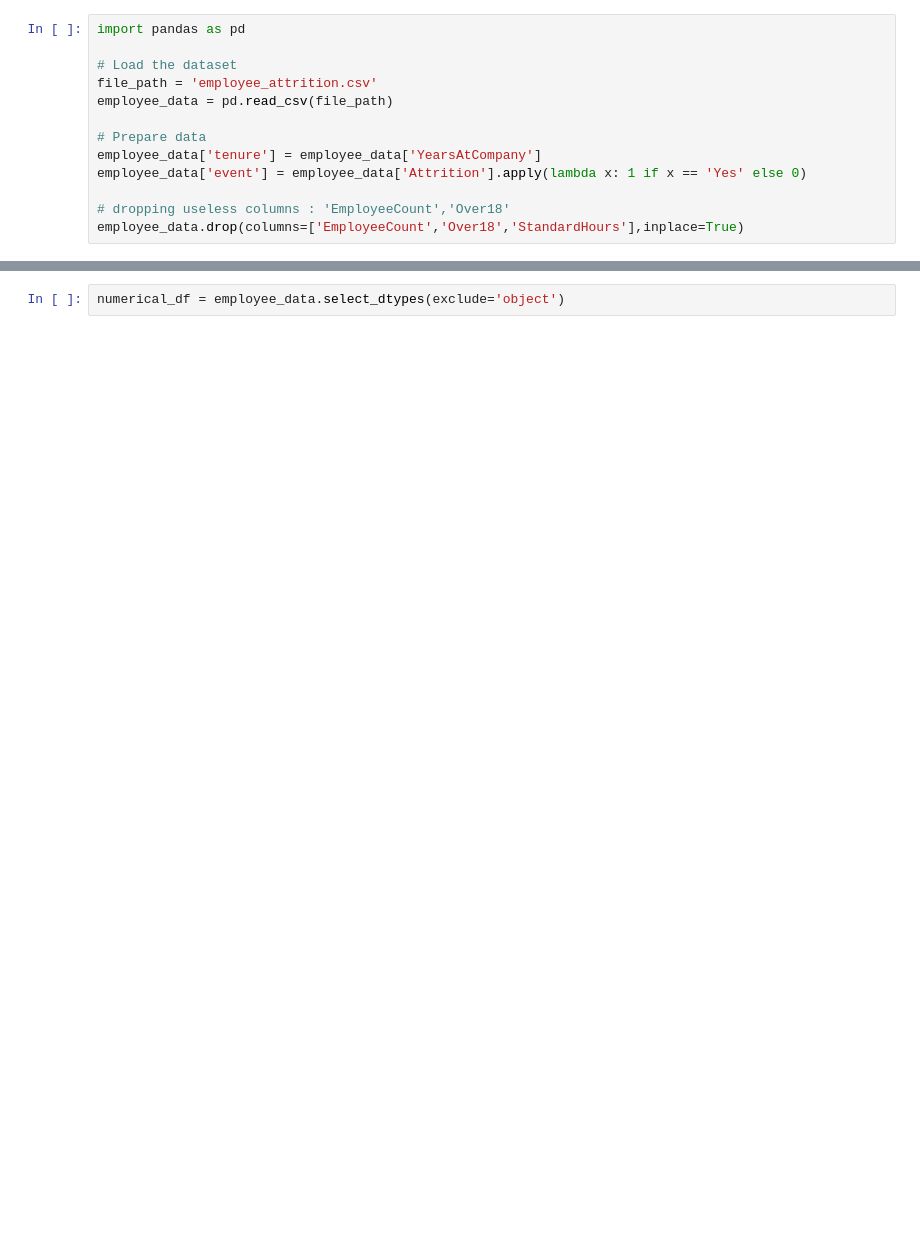
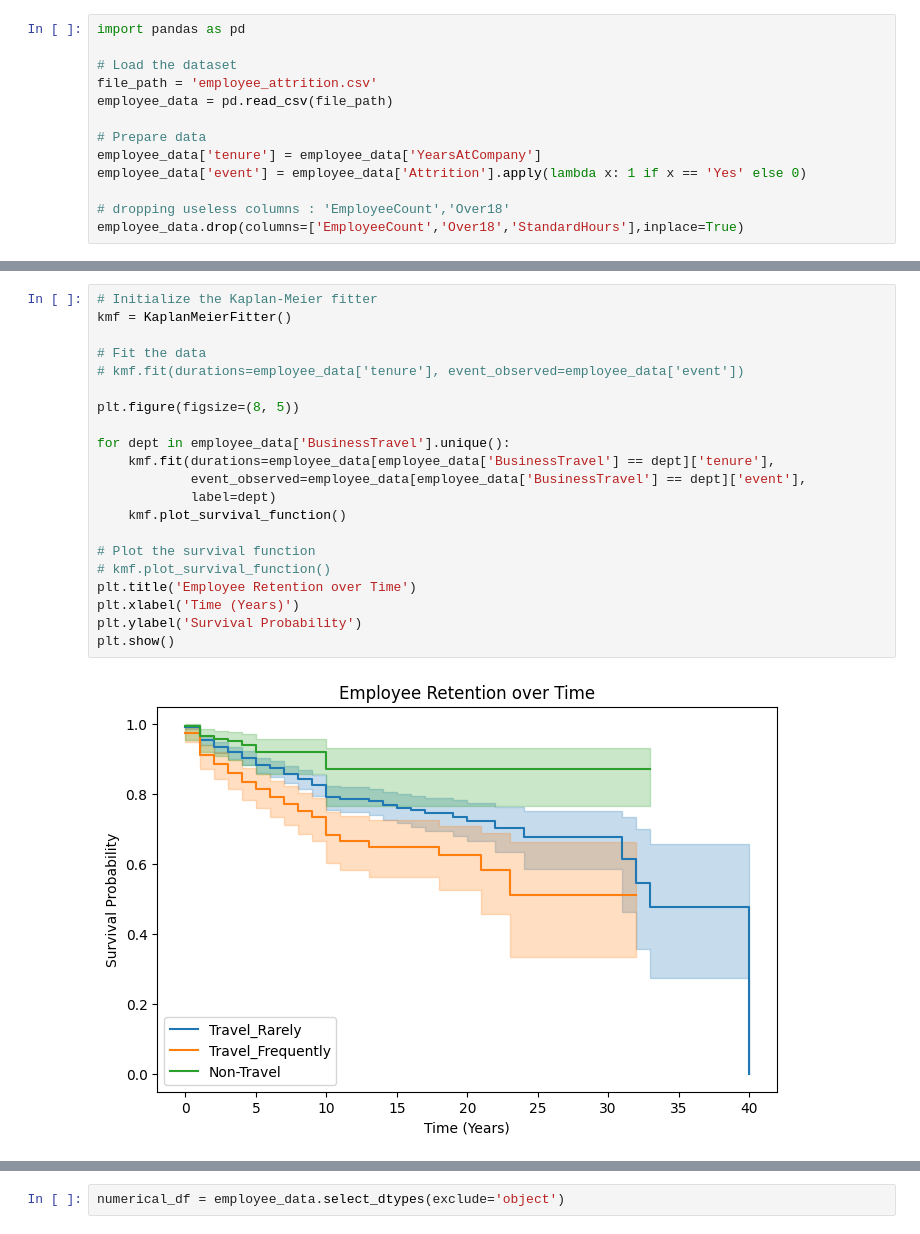
Before and after one commit to kminsen/employee_attrition, a Jupyter notebook: survival.ipynb, the cells around one changed output, grey strips where cells are left out. Cells and saved outputs as stored; diff of their text form; blank space fills up the shorter version.

```diff
--- a/survival.ipynb
+++ b/survival.ipynb
@@ -31,0 +68,23 @@ plt.show()
+# %%
+# Initialize the Kaplan-Meier fitter
+kmf = KaplanMeierFitter()
+
+# Fit the data
+# kmf.fit(durations=employee_data['tenure'], event_observed=employee_data['event'])
+
+plt.figure(figsize=(8, 5))
+
+for dept in employee_data['BusinessTravel'].unique():
+    kmf.fit(durations=employee_data[employee_data['BusinessTravel'] == dept]['tenure'],
+            event_observed=employee_data[employee_data['BusinessTravel'] == dept]['event'],
+            label=dept)
+    kmf.plot_survival_function()
+
+# Plot the survival function
+# kmf.plot_survival_function()
+plt.title('Employee Retention over Time')
+plt.xlabel('Time (Years)')
+plt.ylabel('Survival Probability')
+plt.show()
+# %% [output]
+[figure, added]
```
Also changed, not shown: parts of 11 cells of this notebook, 5 other files.
